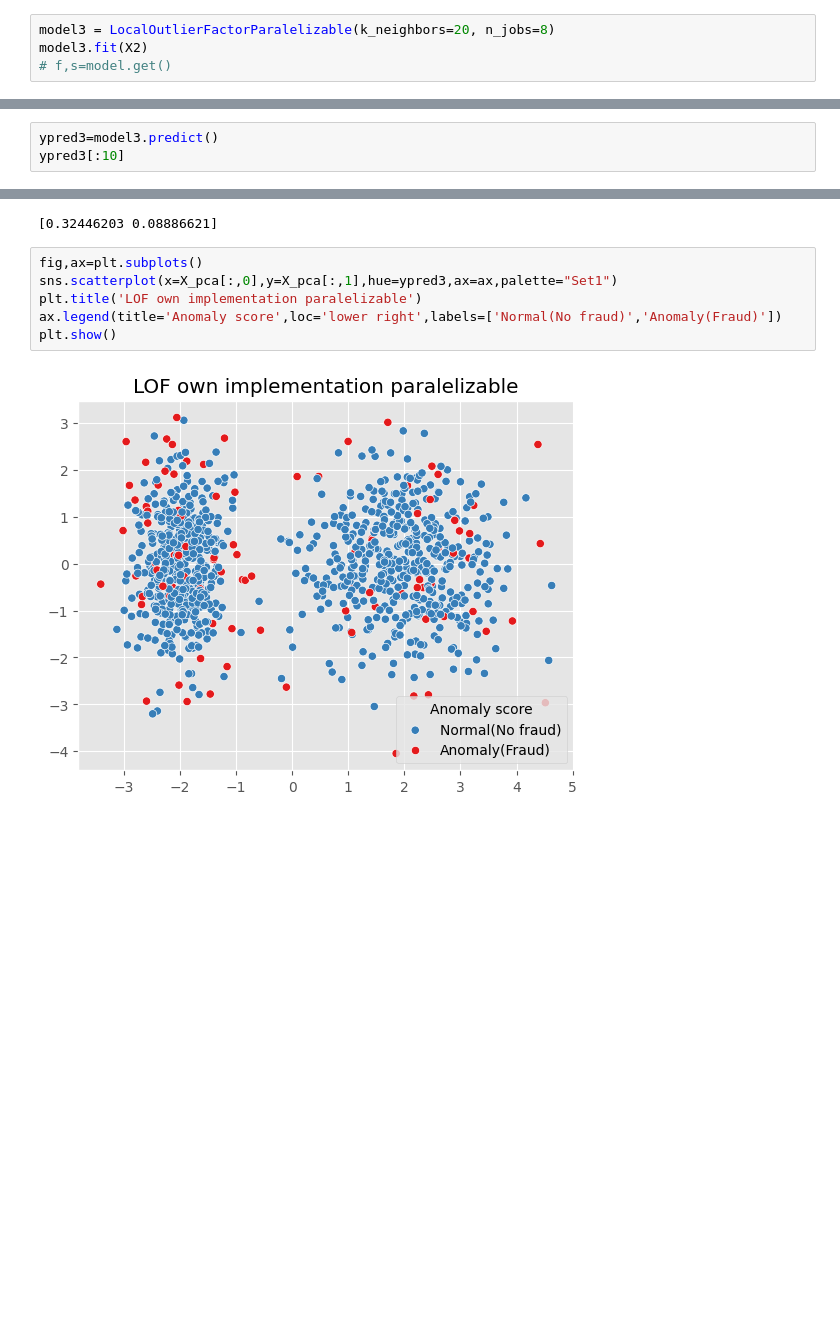
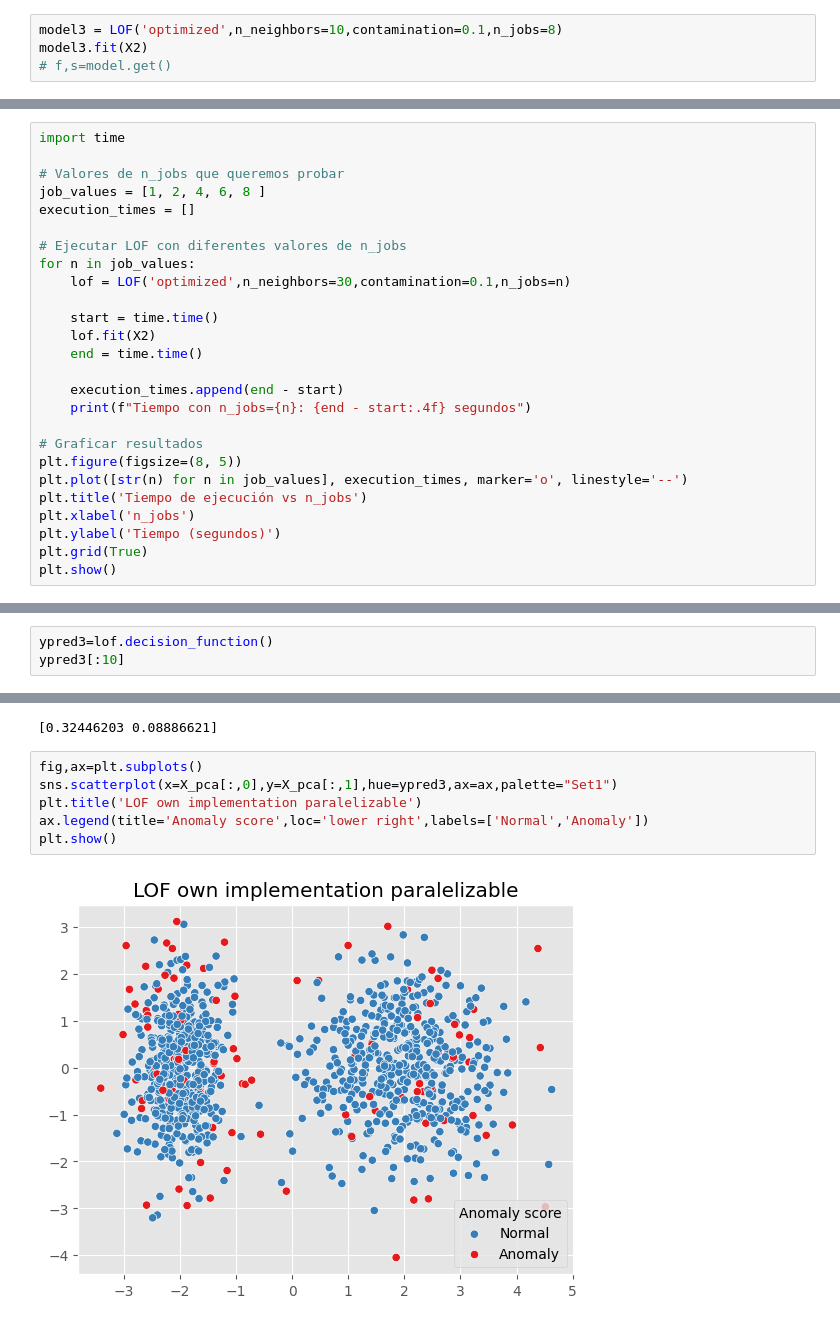
Before and after one commit to Jonkkeyler333/PyOD_ADGE, a Jupyter notebook: notebooks/lof.ipynb, the cells around one changed output, grey strips where cells are left out. Saved outputs shown, nothing was run; the diff lists cells and outputs as text; blank space fills up the shorter version.

Commit message:
comparacion de tiempos con diferentes n_jobs

```diff
--- a/notebooks/lof.ipynb
+++ b/notebooks/lof.ipynb
@@ -176,5 +157,5 @@ plt.show()
 # %%
-model3 = LocalOutlierFactorParalelizable(k_neighbors=20, n_jobs=8)
+model3 = LOF('optimized',n_neighbors=10,contamination=0.1,n_jobs=8)
 model3.fit(X2)
 # f,s=model.get()
 # %% [output]
@@ -181,0 +163,26 @@ LocalOutlierFactorParalelizable(n_jobs=8)
+# %%
+import time
+
+# Valores de n_jobs que queremos probar
+job_values = [1, 2, 4, 6, 8 ]
+execution_times = []
+
+# Ejecutar LOF con diferentes valores de n_jobs
+for n in job_values:
+    lof = LOF('optimized',n_neighbors=30,contamination=0.1,n_jobs=n)
+
+    start = time.time()
+    lof.fit(X2)
+    end = time.time()
+
+    execution_times.append(end - start)
+    print(f"Tiempo con n_jobs={n}: {end - start:.4f} segundos")
+
+# Graficar resultados
+plt.figure(figsize=(8, 5))
+plt.plot([str(n) for n in job_values], execution_times, marker='o', linestyle='--')
+plt.title('Tiempo de ejecución vs n_jobs')
+plt.xlabel('n_jobs')
+plt.ylabel('Tiempo (segundos)')
+plt.grid(True)
+plt.show()
@@ -182,5 +196,5 @@ LocalOutlierFactorParalelizable(n_jobs=8)
 # %%
-ypred3=model3.predict()
+ypred3=lof.decision_function()
 ypred3[:10]
 # %% [output]
 array([ 1,  1,  1,  1,  1,  1,  1,  1, -1,  1])
@@ -193,8 +207,8 @@ print(pca.explained_variance_ratio_)
 # %%
 fig,ax=plt.subplots()
 sns.scatterplot(x=X_pca[:,0],y=X_pca[:,1],hue=ypred3,ax=ax,palette="Set1")
 plt.title('LOF own implementation paralelizable')
-ax.legend(title='Anomaly score',loc='lower right',labels=['Normal(No fraud)','Anomaly(Fraud)'])
+ax.legend(title='Anomaly score',loc='lower right',labels=['Normal','Anomaly'])
 plt.show()
 # %% [output]
-[figure, old version]
+[figure, new version]
```
Also changed, not shown: parts of 11 cells of this notebook.
